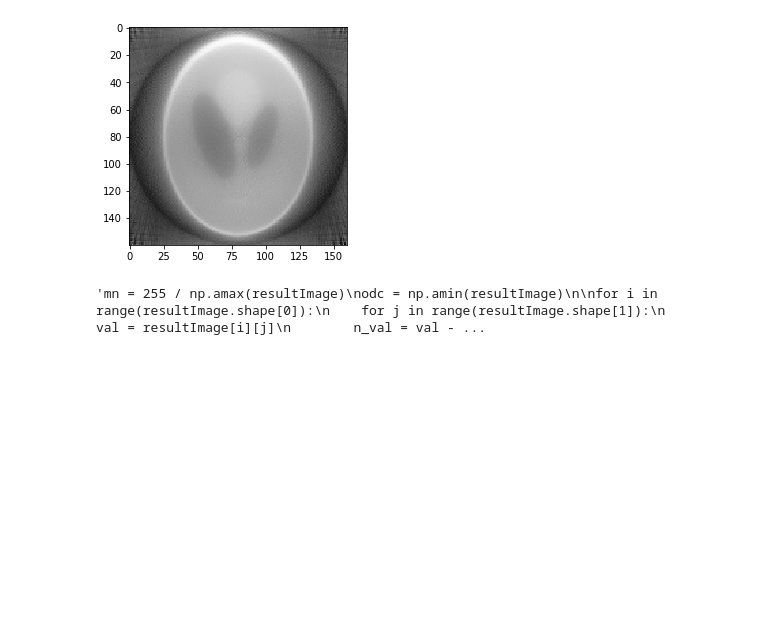
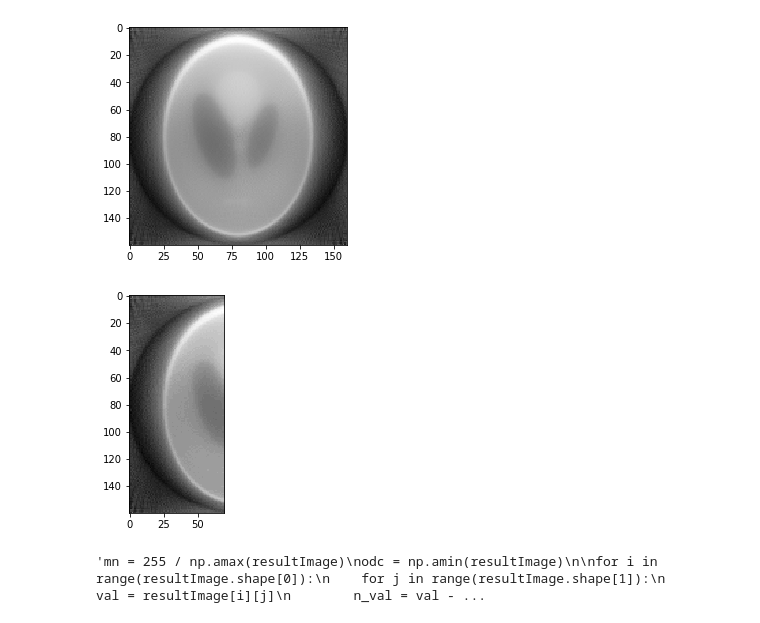
Before and after one commit to EwaKomkowska/Informatyka_w_medycynie, a Jupyter notebook: Tomografv0.ipynb, the cells around one changed output. Cells and saved outputs as stored; diff of their text form; code cells hidden in the pictures; blank space fills up the shorter version.

```diff
--- a/Tomografv0.ipynb
+++ b/Tomografv0.ipynb
@@ -253,3 +244,7 @@ showImage(resultImage)
+# %%
+imageAnimation(resultImage, 70)
+# %% [output]
+[figure, added]
 # %%
 '''mn = 255 / np.amax(resultImage)
 odc = np.amin(resultImage)
```
Also changed, not shown: parts of 4 cells of this notebook.
